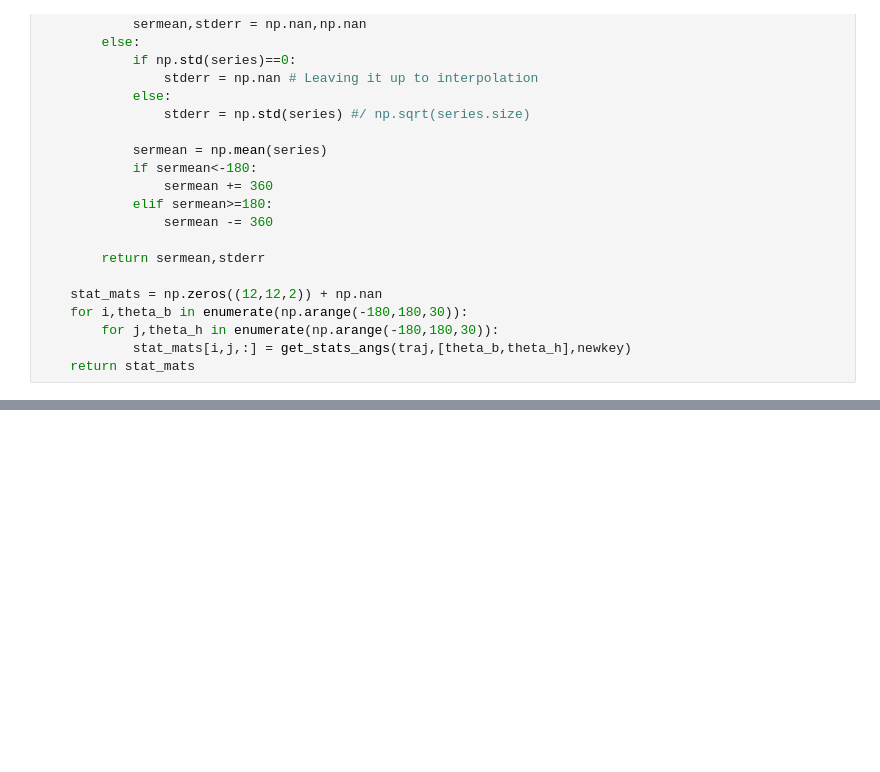
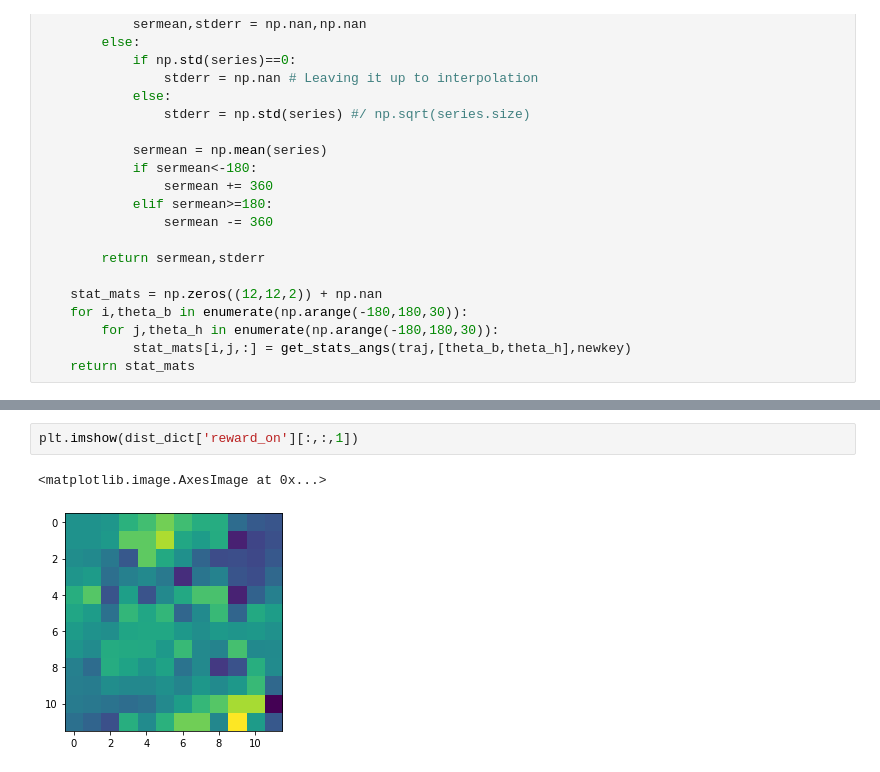
Before and after one commit to ccli3896/RLWorms, a Jupyter notebook: 10_30_model/modeldev2.ipynb, the cells around one changed output, grey strips where cells are left out. Saved outputs shown, nothing was run; the diff lists cells and outputs as text; blank space fills up the shorter version.

```diff
--- a/10_30_model/modeldev2.ipynb
+++ b/10_30_model/modeldev2.ipynb
@@ -250,0 +691,5 @@ array([-1.05714534, -0.95344716, -0.5732205 , -0.45223929,  0.5156104 ,
+# %%
+plt.imshow(dist_dict['reward_on'][:,:,1])
+# %% [output]
+<matplotlib.image.AxesImage at 0x...>
+[figure, added]
```
Also changed, not shown: parts of 18 cells of this notebook, 4 other files.
